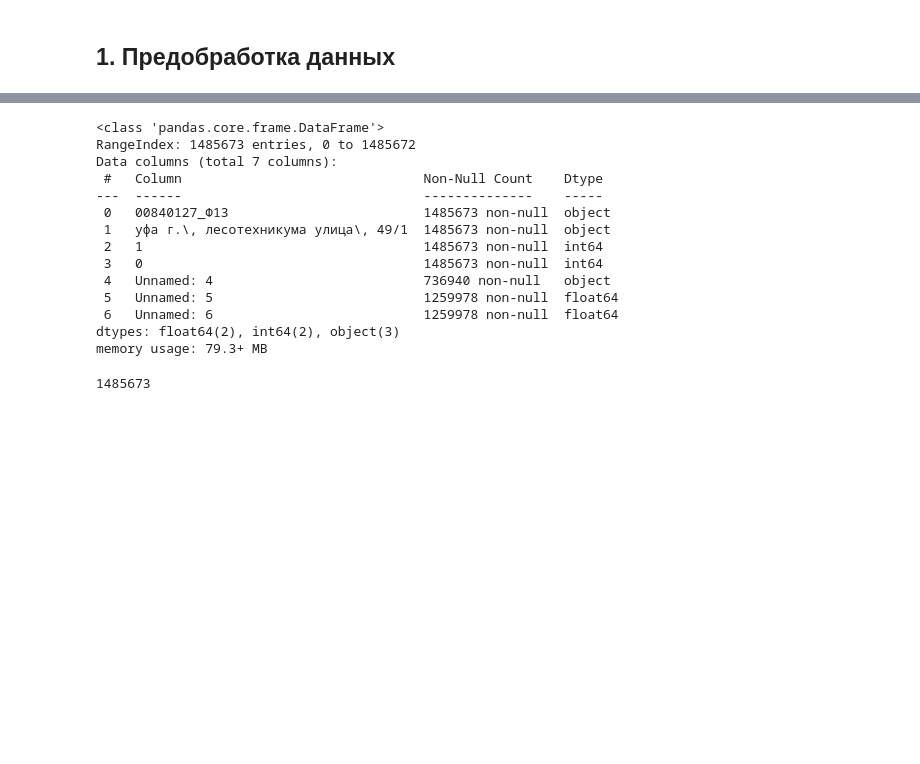
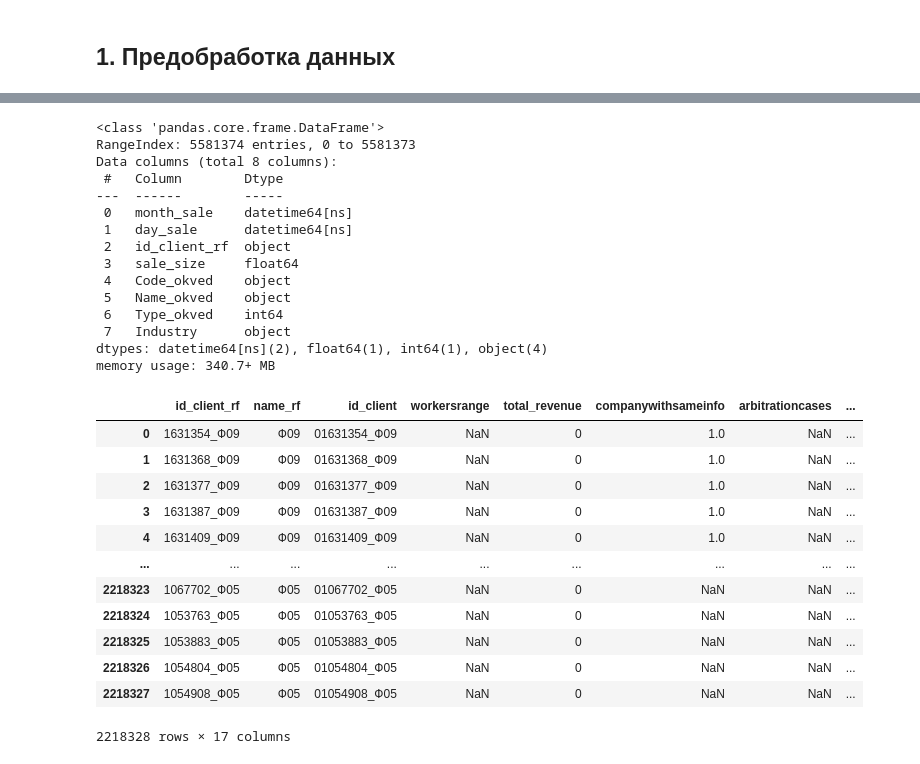
Before and after one commit to abakhmetev/Hackathon_RTK, a Jupyter notebook: Hakaton_Anton.ipynb, the cells around one changed output, grey strips where cells are left out. Drawn from its saved outputs; the diff is of its cells as text; code cells hidden in the pictures; blank space fills up the shorter version.

```diff
--- a/Hakaton_Anton.ipynb
+++ b/Hakaton_Anton.ipynb
@@ -14,0 +24,12 @@ sales = pd.read_excel(r'C:\WORK\STUDY\GIT\Данные для хакатона\s
+# %%
+pd.set_option('display.max_columns', 50)
+print('Размерность address_client:', address_client.shape[0])
+print(address_client.info())
+print('Размерность base_info_client:', base_info_client.shape[0])
+print(base_info_client.info())
+print('Размерность final_list:', final_list.shape[0])
+print(final_list.info())
+print('Размерность okved_industry_client:', okved_industry_client.shape[0])
+print(okved_industry_client.info())
+print('Размерность sales:', sales.shape[0])
+print(sales.info())
@@ -14,0 +103,7 @@ sales = pd.read_excel(r'C:\WORK\STUDY\GIT\Данные для хакатона\s
+# %%
+# Смотрим в каком формате хранятся записи workersrange. Нужно будет оставить только правую часть.
+# base_info_client[base_info_client['workersrange'].notnull()==True]
+# Переводим workersrange в числовой формат по правой цифре.
+base_info_client['workersrange'] = base_info_client['workersrange'].str.replace('(.* \.\. )|(.*\.\.)','', regex=True).dropna().astype(int)
+# Переводим id_client_rf в такой же формат, как и в других таблицах
+base_info_client['id_client_rf'] = base_info_client['id_client_rf'].astype(str)+'_'+base_info_client['name_rf'].astype(str)
@@ -14,0 +141,5 @@ sales = pd.read_excel(r'C:\WORK\STUDY\GIT\Данные для хакатона\s
+# %%
+# Переводим sale_size в цифровой формат
+sales['sale_size'] = np.where(sales['sale_size']=='High     ', 3,
+ np.where(sales['sale_size']=='Middle   ', 2,
+ np.where(sales['sale_size']=='Low      ', 1, 0)))
@@ -15,21 +201,38 @@ sales = pd.read_excel(r'C:\WORK\STUDY\GIT\Данные для хакатона\s
+# %%
+# Создаем единый датасет (не уверен, что правильно смержил)
+# .merge(base_info_client, how='left', on='id_client_rf' ).merge(address_client, how='left', on='id_client_rf' )
+df_union = sales.merge(okved_industry_client, how='left', on='id_client_rf' ).merge(base_info_client, how='left', on='id_client_rf' ).merge(address_client, how='left', on='id_client_rf' )
 # %%
-address_client.info()
+df_union.info()
 # %% [output]
 <class 'pandas.core.frame.DataFrame'>
-RangeIndex: 1485673 entries, 0 to 1485672
-Data columns (total 7 columns):
- #   Column                               Non-Null Count    Dtype
----  ------                               --------------    -----
- 0   00840127_Ф13                         1485673 non-null  object
- 1   уфа г.\, лесотехникума улица\, 49/1  1485673 non-null  object
- 2   1                                    1485673 non-null  int64
- 3   0                                    1485673 non-null  int64
- 4   Unnamed: 4                           736940 non-null   object
- 5   Unnamed: 5                           1259978 non-null  float64
- 6   Unnamed: 6                           1259978 non-null  float64
-dtypes: float64(2), int64(2), object(3)
-memory usage: 79.3+ MB
+RangeIndex: 5581374 entries, 0 to 5581373
+Data columns (total 8 columns):
+ #   Column        Dtype
+---  ------        -----
+ 0   month_sale    datetime64[ns]
+ 1   day_sale      datetime64[ns]
+ 2   id_client_rf  object
+ 3   sale_size     float64
+ 4   Code_okved    object
+ 5   Name_okved    object
+ 6   Type_okved    int64
+ 7   Industry      object
+dtypes: datetime64[ns](2), float64(1), int64(1), object(4)
+memory usage: 340.7+ MB
-# %%
-address_client.shape[0]
-# %% [output]
-1485673
+# %%
+df_union
+# %% [output]
+|  | id_client_rf | name_rf | id_client | workersrange | total_revenue | companywithsameinfo | arbitrationcases | ... |
+| 0 | 1631354_Ф09 | Ф09 | 01631354_Ф09 | NaN | 0 | 1.0 | NaN | ... |
+| 1 | 1631368_Ф09 | Ф09 | 01631368_Ф09 | NaN | 0 | 1.0 | NaN | ... |
+| 2 | 1631377_Ф09 | Ф09 | 01631377_Ф09 | NaN | 0 | 1.0 | NaN | ... |
+| 3 | 1631387_Ф09 | Ф09 | 01631387_Ф09 | NaN | 0 | 1.0 | NaN | ... |
+| 4 | 1631409_Ф09 | Ф09 | 01631409_Ф09 | NaN | 0 | 1.0 | NaN | ... |
+| ... | ... | ... | ... | ... | ... | ... | ... | ... |
+| 2218323 | 1067702_Ф05 | Ф05 | 01067702_Ф05 | NaN | 0 | NaN | NaN | ... |
+| 2218324 | 1053763_Ф05 | Ф05 | 01053763_Ф05 | NaN | 0 | NaN | NaN | ... |
+| 2218325 | 1053883_Ф05 | Ф05 | 01053883_Ф05 | NaN | 0 | NaN | NaN | ... |
+| 2218326 | 1054804_Ф05 | Ф05 | 01054804_Ф05 | NaN | 0 | NaN | NaN | ... |
+| 2218327 | 1054908_Ф05 | Ф05 | 01054908_Ф05 | NaN | 0 | NaN | NaN | ... |
+2218328 rows × 17 columns
```
Also changed, not shown: parts of 10 cells of this notebook, 3 other files.
